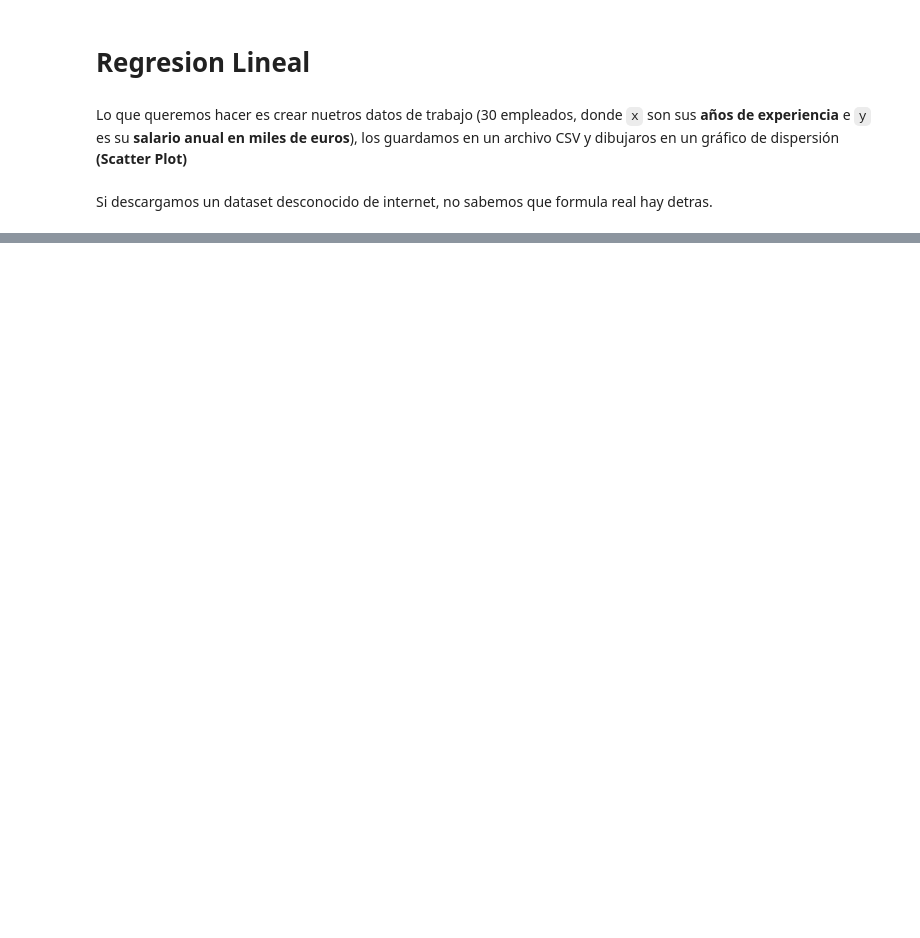
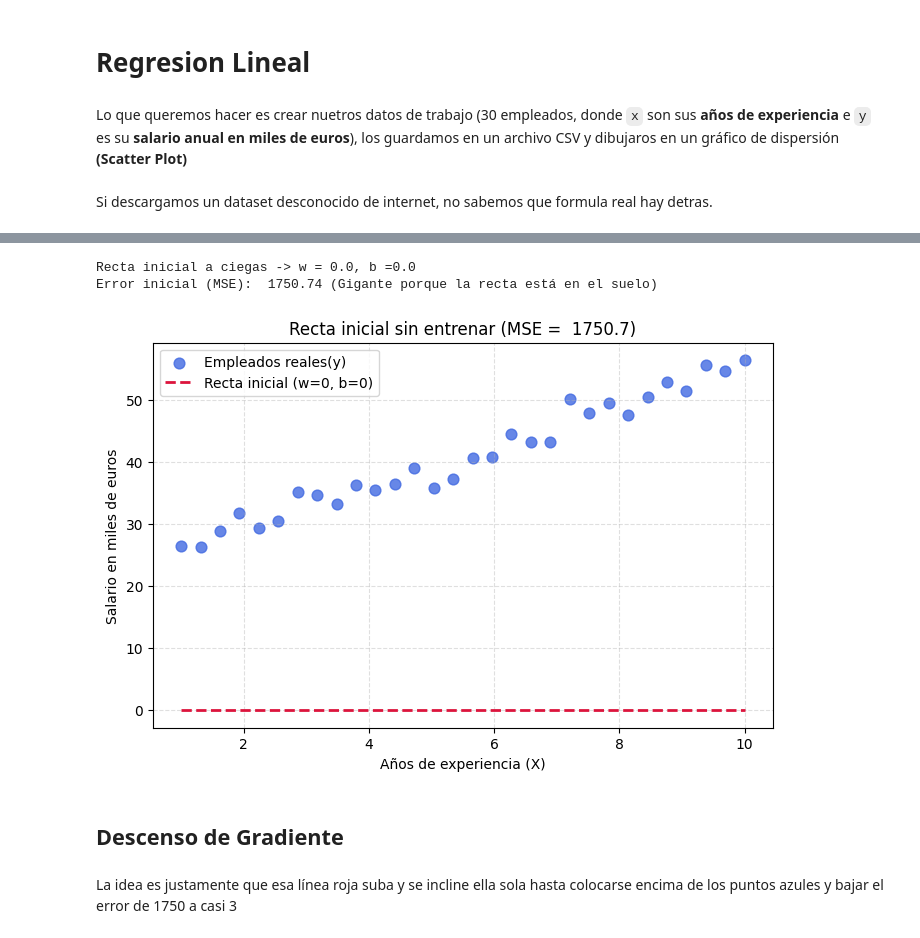
Before and after one commit to AlejandroCuntin/data-science, a Jupyter notebook: 03-regresión-lineal/notebooks/01-regresion-lineal.ipynb, the cells around one changed output, grey strips where cells are left out. Cells and saved outputs as stored; diff of their text form; code cells hidden in the pictures; blank space fills up the shorter version.

Commit message:
Creamos la linea de regresion lineal en el estado inicial w = 0, b = 0 para despues minimizar el error

```diff
--- a/03-regresión-lineal/notebooks/01-regresion-lineal.ipynb
+++ b/03-regresión-lineal/notebooks/01-regresion-lineal.ipynb
@@ -56,0 +79,40 @@ df.head()
+# %%
+#Funcion de la recta: calcula el salario estimado (y_pred = w * X + b)
+def predecir(X, w, b):
+
+    #Formula de la regresion lineal, con el peso, el valor y el valor inicial
+    return w * X  + b
+
+#Función de Error Cuadrático Medio(MSE): mide qué tan lejos está la recta de los puntos
+def calcular_mse(y_real, y_pred):
+    errores = y_real - y_pred
+    return np.mean(errores ** 2)
+
+#Probamos cómo empieza la máquina antes de entrenar (a ciegas: w = 0, b = 0)
+w_inicial = 0.0
+b_inicial = 0.0
+
+y_pred_inicial = predecir(X, w_inicial, b_inicial)
+error_inicial = calcular_mse(y, y_pred_inicial)
+
+print(f"Recta inicial a ciegas -> w = {w_inicial}, b ={b_inicial}")
+print(f"Error inicial (MSE): {error_inicial: .2f} (Gigante porque la recta está en el suelo)")
+
+#Dibujamos cómo se ve esa recta en el suelo frente a los puntos reales
+plt.figure(figsize=(8,5))
+plt.scatter(X, y, color= "royalblue", s = 60, alpha=0.8, label="Empleados reales(y)")
+plt.plot(X, y_pred_inicial, color="crimson", linewidth=2, linestyle="--", label="Recta inicial (w=0, b=0)")
+plt.title(f"Recta inicial sin entrenar (MSE = {error_inicial: .1f})" )
+plt.xlabel("Años de experiencia (X)")
+plt.ylabel("Salario en miles de euros")
+plt.grid(True, linestyle="--", alpha=0.4)
+plt.legend()
+plt.show()
+# %% [output]
+Recta inicial a ciegas -> w = 0.0, b =0.0
+Error inicial (MSE):  1750.74 (Gigante porque la recta está en el suelo)
+[figure, added]
+# %% [markdown]
+## Descenso de Gradiente
+# %% [markdown]
+La idea es justamente que esa línea roja suba y se incline ella sola hasta colocarse encima de los puntos azules y bajar el error de 1750 a casi 3
```
Also changed, not shown: parts of 6 cells of this notebook, 2 other files.
